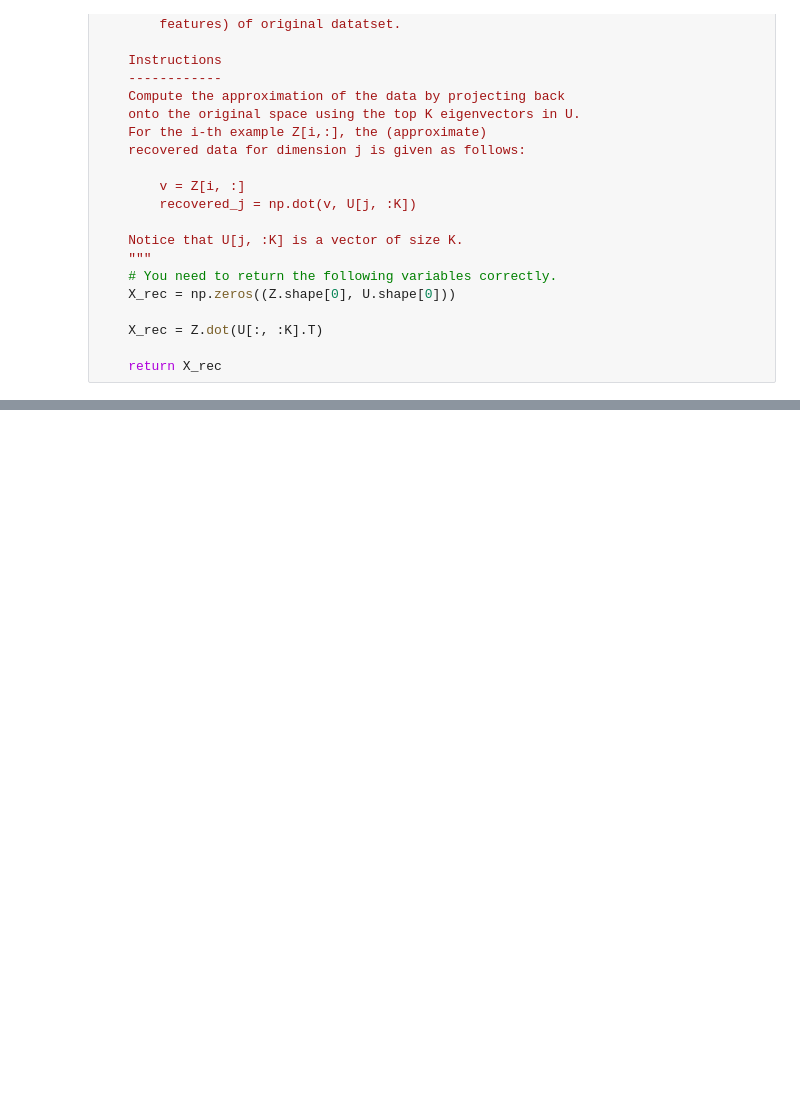
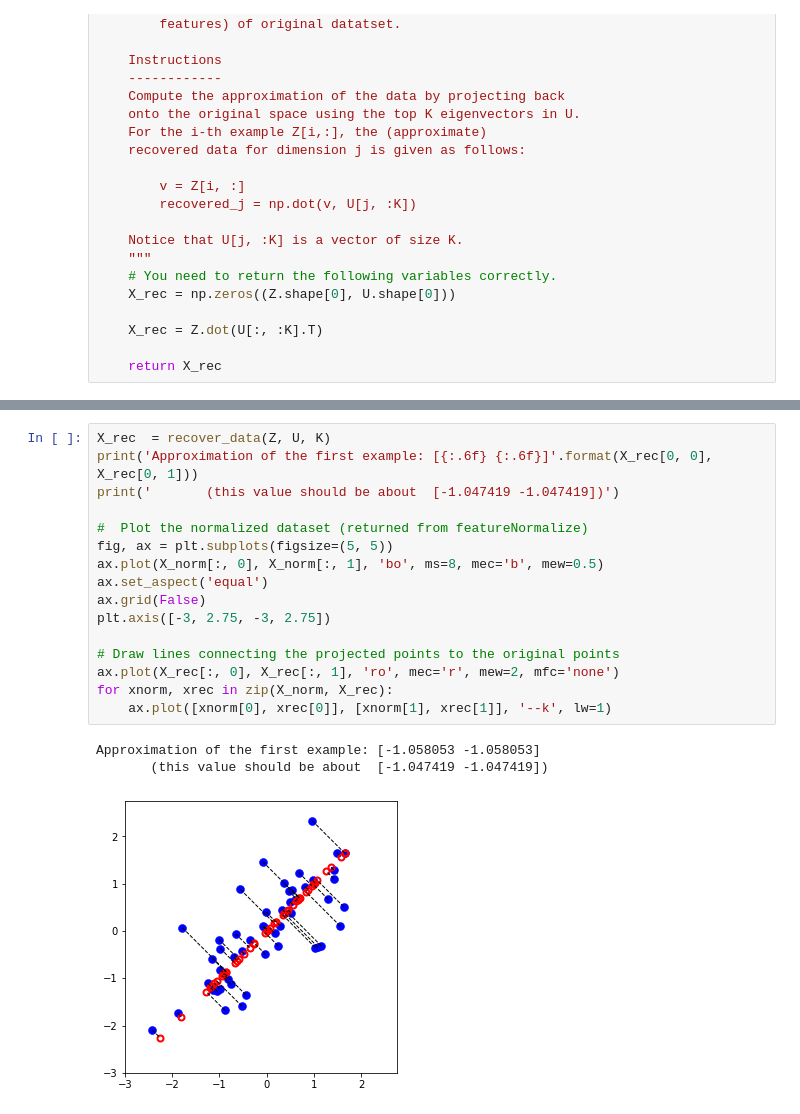
Before and after one commit to SoroushGhaderi/Machine_Learning_Andrew_Ng_exercises_with_Python, a Jupyter notebook: K-means and PCA/K-means and PCA.ipynb, the cells around one changed output, grey strips where cells are left out. Drawn from its saved outputs; the diff is of its cells as text; blank space fills up the shorter version.

```diff
--- a/K-means and PCA/K-means and PCA.ipynb
+++ b/K-means and PCA/K-means and PCA.ipynb
@@ -778,3 +778,23 @@ Once you have completed the code in `recover_data`, the following cell will reco
 ![](Figures/pca_reconstruction.png)
 
 In the figure above, the original data points are indicated with the blue circles, while the projected data points are indicated with the red circles. The projection effectively only retains the information in the direction given by $U_1$. The dotted lines show the distance from the data points in original space to the projected space. Those dotted lines represent the error measure due to PCA projection
+# %%
+X_rec  = recover_data(Z, U, K)
+print('Approximation of the first example: [{:.6f} {:.6f}]'.format(X_rec[0, 0], X_rec[0, 1]))
+print('       (this value should be about  [-1.047419 -1.047419])')
+
+#  Plot the normalized dataset (returned from featureNormalize)
+fig, ax = plt.subplots(figsize=(5, 5))
+ax.plot(X_norm[:, 0], X_norm[:, 1], 'bo', ms=8, mec='b', mew=0.5)
+ax.set_aspect('equal')
+ax.grid(False)
+plt.axis([-3, 2.75, -3, 2.75])
+
+# Draw lines connecting the projected points to the original points
+ax.plot(X_rec[:, 0], X_rec[:, 1], 'ro', mec='r', mew=2, mfc='none')
+for xnorm, xrec in zip(X_norm, X_rec):
+    ax.plot([xnorm[0], xrec[0]], [xnorm[1], xrec[1]], '--k', lw=1)
+# %% [output]
+Approximation of the first example: [-1.058053 -1.058053]
+       (this value should be about  [-1.047419 -1.047419])
+[figure, added]
```
Also changed, not shown: parts of 8 cells of this notebook.
